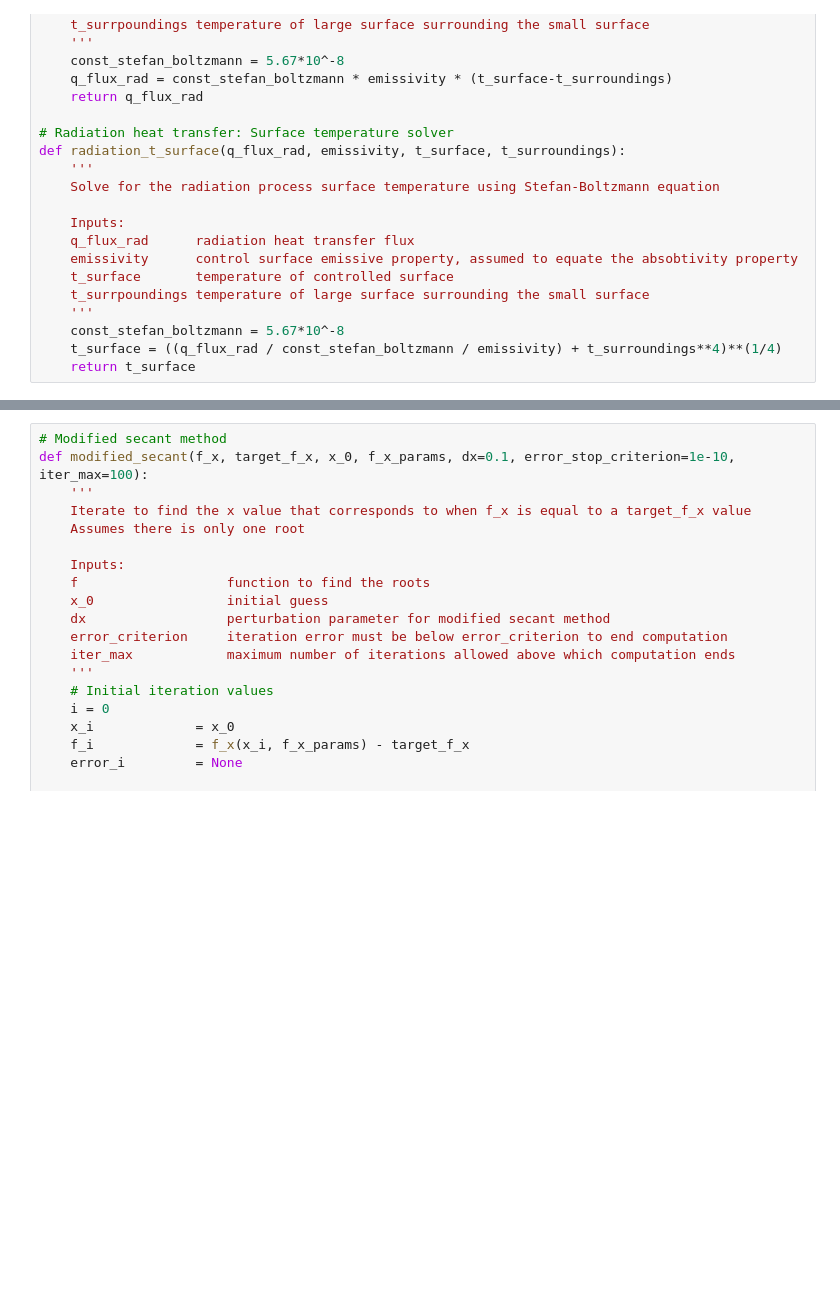
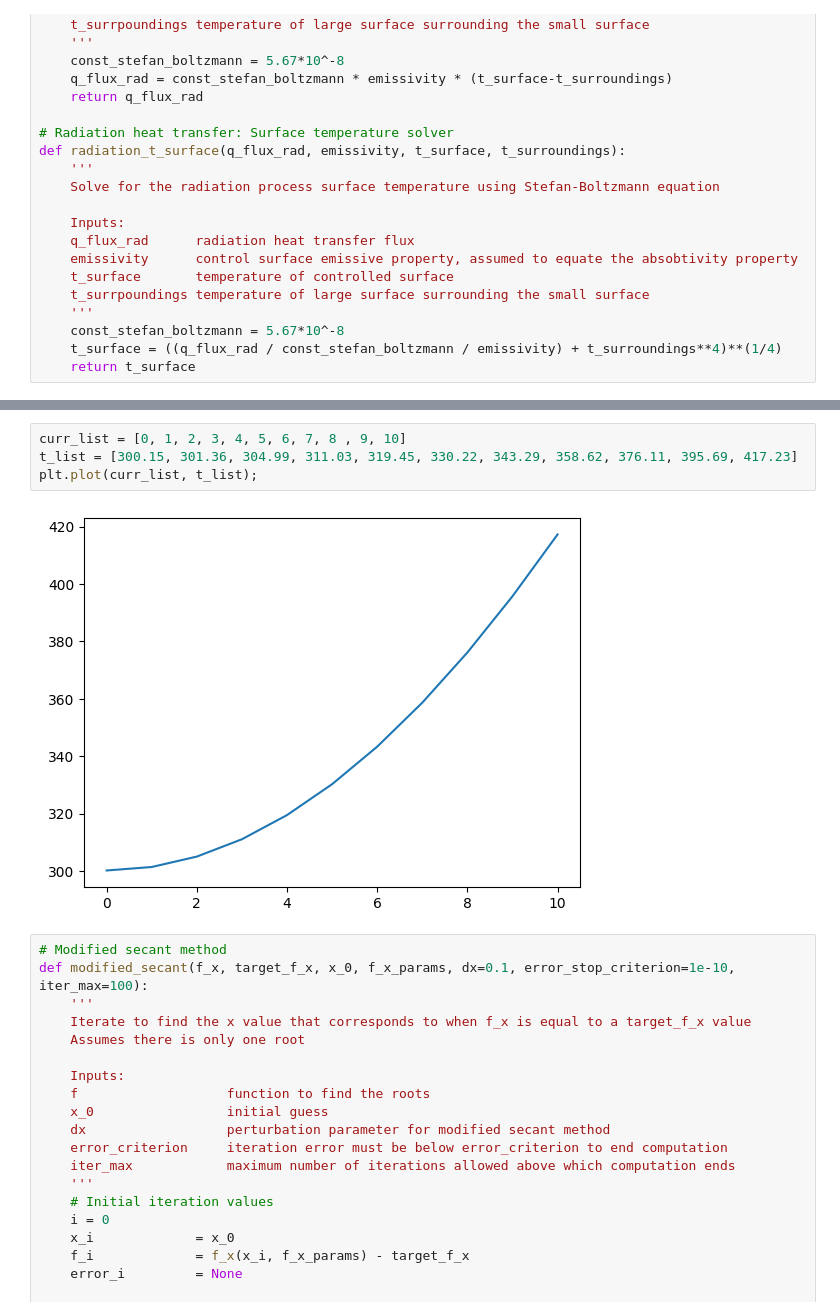
Before and after one commit to Luis-Condor/heat-transfer, a Jupyter notebook: ch_1.ipynb, the cells around one changed output, grey strips where cells are left out. Drawn from its saved outputs; the diff is of its cells as text; blank space fills up the shorter version.

```diff
--- a/ch_1.ipynb
+++ b/ch_1.ipynb
@@ -175,3 +137,9 @@ plt.show()
+# %%
+curr_list = [0, 1, 2, 3, 4, 5, 6, 7, 8 , 9, 10]
+t_list = [300.15, 301.36, 304.99, 311.03, 319.45, 330.22, 343.29, 358.62, 376.11, 395.69, 417.23]
+plt.plot(curr_list, t_list);
+# %% [output]
+[figure, added]
 # %%
 # Modified secant method
 def modified_secant(f_x, target_f_x, x_0, f_x_params, dx=0.1, error_stop_criterion=1e-10, iter_max=100):
```
Also changed, not shown: parts of 5 cells of this notebook.
